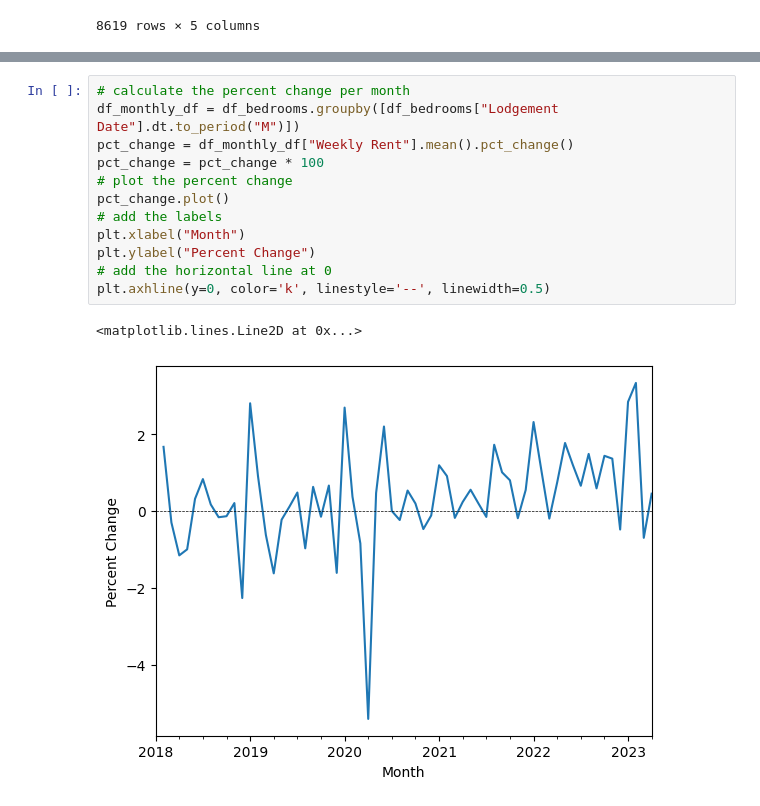
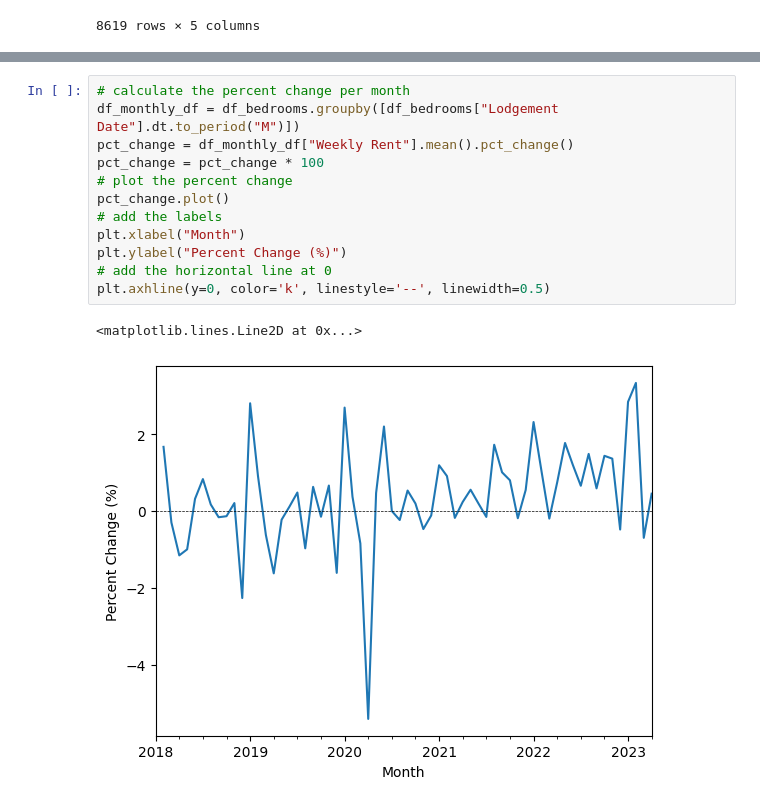
Before and after one commit to egguy/data-analysis-NSW-rentals, a Jupyter notebook: rent_analysis.ipynb, the cells around one changed output, grey strips where cells are left out. Saved outputs shown, nothing was run; the diff lists cells and outputs as text.

```diff
--- a/rent_analysis.ipynb
+++ b/rent_analysis.ipynb
@@ -371,15 +375,15 @@ plt.axhline(y=0, color='k', linestyle='--', linewidth=0.5)
 # %%
 # calculate the percent change per month
 df_monthly_df = df_bedrooms.groupby([df_bedrooms["Lodgement Date"].dt.to_period("M")])
 pct_change = df_monthly_df["Weekly Rent"].mean().pct_change()
 pct_change = pct_change * 100
 # plot the percent change
 pct_change.plot()
 # add the labels
 plt.xlabel("Month")
-plt.ylabel("Percent Change")
+plt.ylabel("Percent Change (%)")
 # add the horizontal line at 0
 plt.axhline(y=0, color='k', linestyle='--', linewidth=0.5)
 # %% [output]
 <matplotlib.lines.Line2D at 0x...>
-[figure, old version]
+[figure, new version]
```
Also changed, not shown: parts of 5 cells of this notebook, 1 other file.
